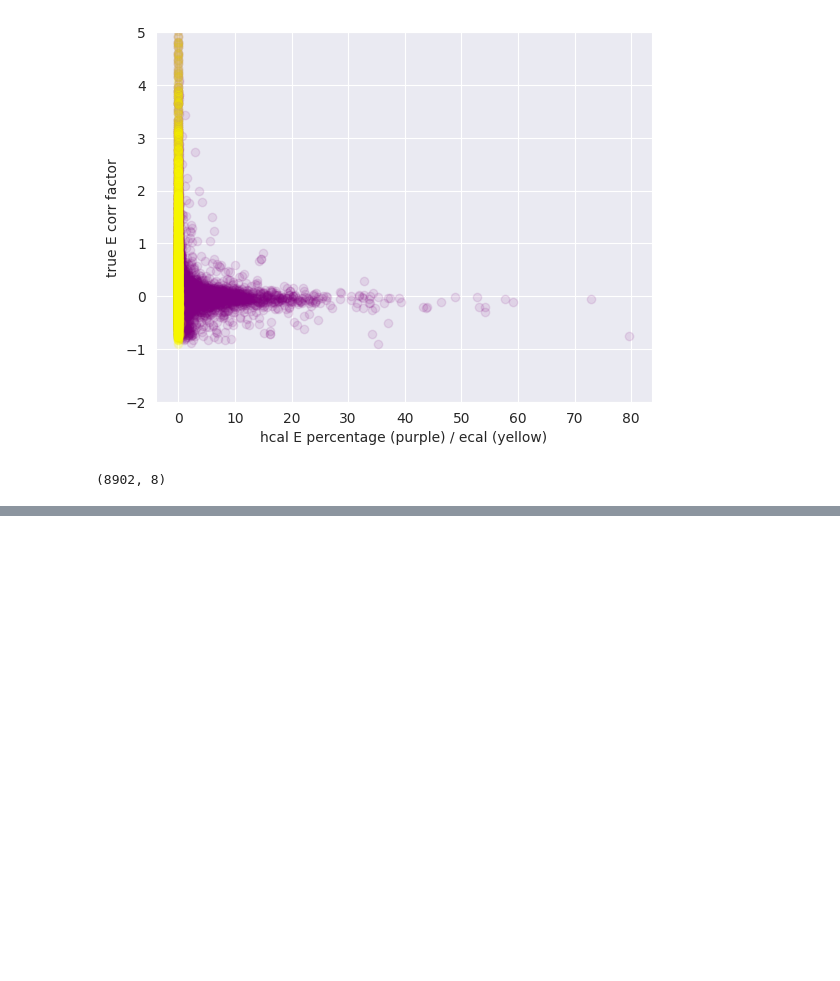
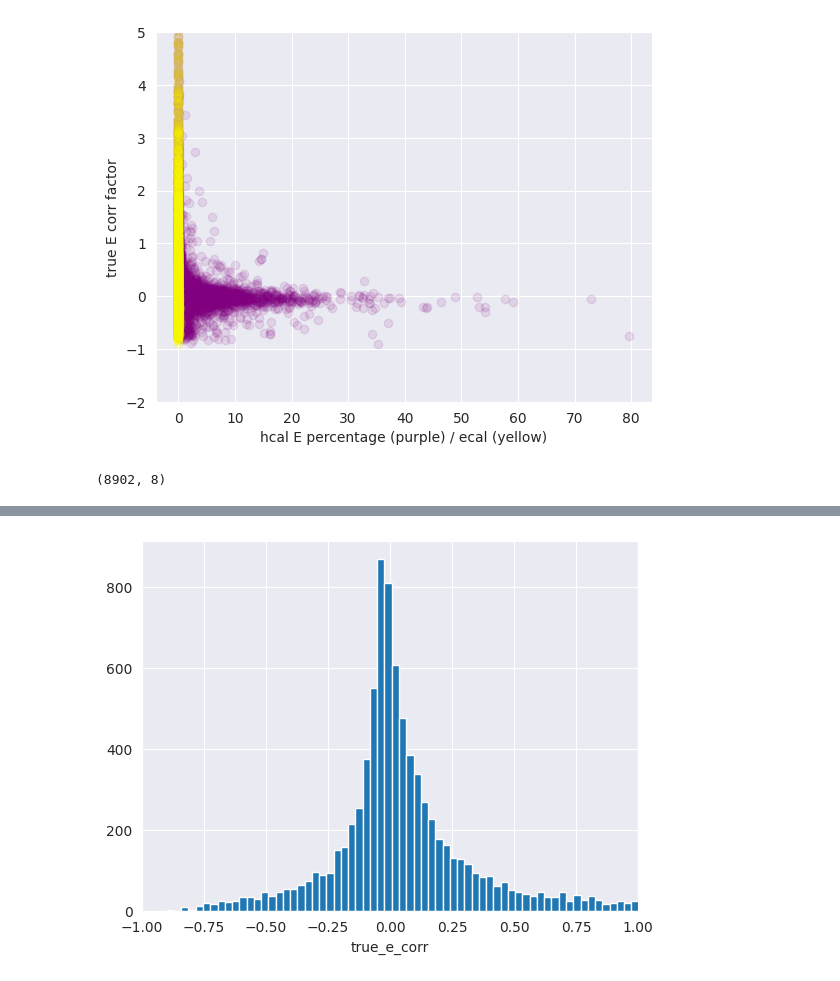
Before and after one commit to selvaggi/mlpf, a Jupyter notebook: notebooks/7_clustering_features.ipynb, the cells around one changed output, grey strips where cells are left out. Cells and saved outputs as stored; diff of their text form; code cells hidden in the pictures; blank space fills up the shorter version.

```diff
--- a/notebooks/7_clustering_features.ipynb
+++ b/notebooks/7_clustering_features.ipynb
@@ -215,0 +286,8 @@ NameError: name 'model' is not defined
+# %%
+# distribution of energy corr factor
+plt.hist(data["true_e_corr"], bins=1000)
+plt.xlabel("true_e_corr")
+plt.xlim([-1,1])
+plt.show()
+# %% [output]
+[figure, added]
```
Also changed, not shown: parts of 6 cells of this notebook.
